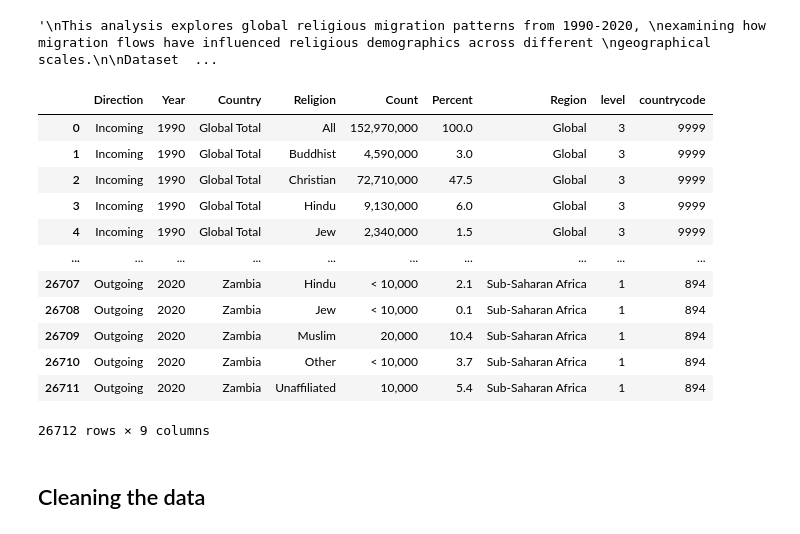
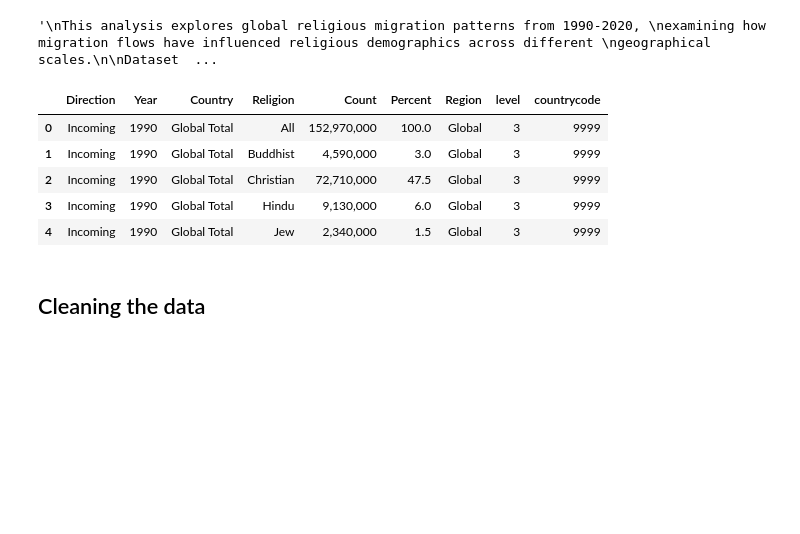
Before and after one commit to kmogarro/portfolio, a Jupyter notebook: python-projects/Global_Religious_Migration_Analysis_1990-2020/global_religious_migration_1990-2020.ipynb, the cells around one changed output. Cells and saved outputs as stored; diff of their text form; code cells hidden in the pictures; blank space fills up the shorter version.

```diff
--- a/python-projects/Global_Religious_Migration_Analysis_1990-2020/global_religious_migration_1990-2020.ipynb
+++ b/python-projects/Global_Religious_Migration_Analysis_1990-2020/global_religious_migration_1990-2020.ipynb
@@ -24,20 +27,13 @@ import matplotlib as plt
 # %%
 migration = pd.read_csv('data/Incoming_and_Outgoing_Migrant_Counts.csv', thousands=',')
-migration
+migration.head(5)
 # %% [output]
 |  | Direction | Year | Country | Religion | Count | Percent | Region | level | countrycode |
 | 0 | Incoming | 1990 | Global Total | All | 152,970,000 | 100.0 | Global | 3 | 9999 |
 | 1 | Incoming | 1990 | Global Total | Buddhist | 4,590,000 | 3.0 | Global | 3 | 9999 |
 | 2 | Incoming | 1990 | Global Total | Christian | 72,710,000 | 47.5 | Global | 3 | 9999 |
 | 3 | Incoming | 1990 | Global Total | Hindu | 9,130,000 | 6.0 | Global | 3 | 9999 |
 | 4 | Incoming | 1990 | Global Total | Jew | 2,340,000 | 1.5 | Global | 3 | 9999 |
-| ... | ... | ... | ... | ... | ... | ... | ... | ... | ... |
-| 26707 | Outgoing | 2020 | Zambia | Hindu | < 10,000 | 2.1 | Sub-Saharan Africa | 1 | 894 |
-| 26708 | Outgoing | 2020 | Zambia | Jew | < 10,000 | 0.1 | Sub-Saharan Africa | 1 | 894 |
-| 26709 | Outgoing | 2020 | Zambia | Muslim | 20,000 | 10.4 | Sub-Saharan Africa | 1 | 894 |
-| 26710 | Outgoing | 2020 | Zambia | Other | < 10,000 | 3.7 | Sub-Saharan Africa | 1 | 894 |
-| 26711 | Outgoing | 2020 | Zambia | Unaffiliated | 10,000 | 5.4 | Sub-Saharan Africa | 1 | 894 |
-26712 rows × 9 columns
 # %% [markdown]
 ## Cleaning the data
 # %%
```
Also changed, not shown: parts of 12 cells of this notebook, 1 other file.
